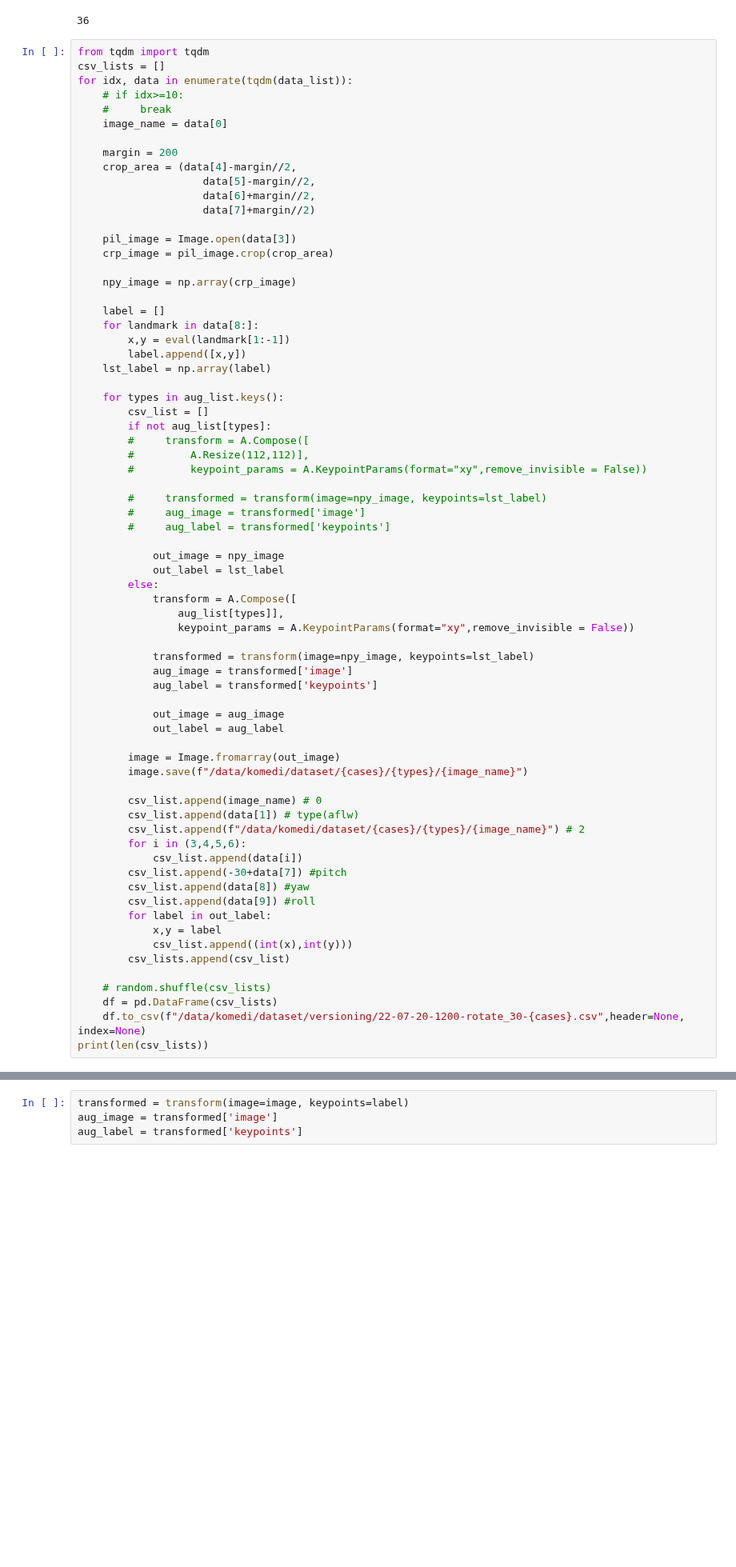
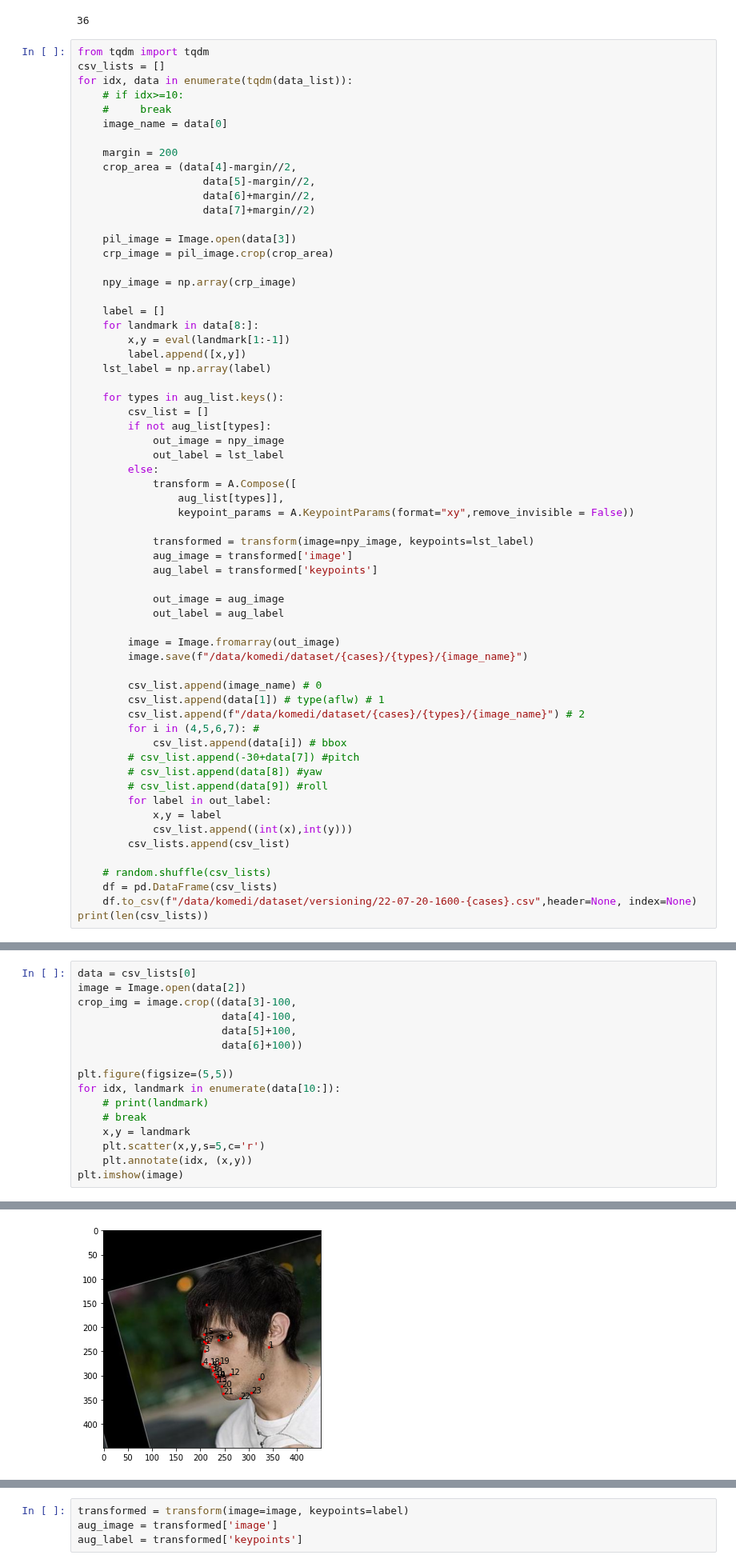
Before and after one commit to Minhan-Bae/FLD-scratch, a Jupyter notebook: src/preprocessing/album_augmentation.ipynb, the cells around one changed output, grey strips where cells are left out. Shown at 80% size. Drawn from its saved outputs; the diff is of its cells as text; blank space fills up the shorter version.

```diff
--- a/src/preprocessing/album_augmentation.ipynb
+++ b/src/preprocessing/album_augmentation.ipynb
@@ -95,14 +95,6 @@ for idx, data in enumerate(tqdm(data_list)):
     for types in aug_list.keys():
         csv_list = []
         if not aug_list[types]:
-        #     transform = A.Compose([
-        #         A.Resize(112,112)],
-        #         keypoint_params = A.KeypointParams(format="xy",remove_invisible = False))
-
-        #     transformed = transform(image=npy_image, keypoints=lst_label)
-        #     aug_image = transformed['image']
-        #     aug_label = transformed['keypoints']
-
             out_image = npy_image
             out_label = lst_label
         else:
@@ -121,13 +113,13 @@ for idx, data in enumerate(tqdm(data_list)):
         image.save(f"/data/komedi/dataset/{cases}/{types}/{image_name}")
 
         csv_list.append(image_name) # 0
-        csv_list.append(data[1]) # type(aflw)
+        csv_list.append(data[1]) # type(aflw) # 1
         csv_list.append(f"/data/komedi/dataset/{cases}/{types}/{image_name}") # 2
-        for i in (3,4,5,6):
-            csv_list.append(data[i])
-        csv_list.append(-30+data[7]) #pitch
-        csv_list.append(data[8]) #yaw
-        csv_list.append(data[9]) #roll
+        for i in (4,5,6,7): #
+            csv_list.append(data[i]) # bbox
+        # csv_list.append(-30+data[7]) #pitch
+        # csv_list.append(data[8]) #yaw
+        # csv_list.append(data[9]) #roll
         for label in out_label:
             x,y = label
             csv_list.append((int(x),int(y)))
@@ -135,5 +127,5 @@ for idx, data in enumerate(tqdm(data_list)):
 
     # random.shuffle(csv_lists)
     df = pd.DataFrame(csv_lists)
-    df.to_csv(f"/data/komedi/dataset/versioning/22-07-20-1200-rotate_30-{cases}.csv",header=None, index=None)
+    df.to_csv(f"/data/komedi/dataset/versioning/22-07-20-1600-{cases}.csv",header=None, index=None)
 print(len(csv_lists))
@@ -139,0 +138,17 @@ print(len(csv_lists))
+# %%
+data = csv_lists[0]
+image = Image.open(data[2])
+crop_img = image.crop((data[3]-100,
+                       data[4]-100,
+                       data[5]+100,
+                       data[6]+100))
+
+plt.figure(figsize=(5,5))
+for idx, landmark in enumerate(data[10:]):
+    # print(landmark)
+    # break
+    x,y = landmark
+    plt.scatter(x,y,s=5,c='r')
+    plt.annotate(idx, (x,y))
+plt.imshow(image)
+# %% [output]
@@ -140,3 +156,4 @@ print(len(csv_lists))
+[figure, added]
 # %%
 # random.shuffle(data_list)
 """
```
Also changed, not shown: parts of 3 cells of this notebook, 6 other files.
